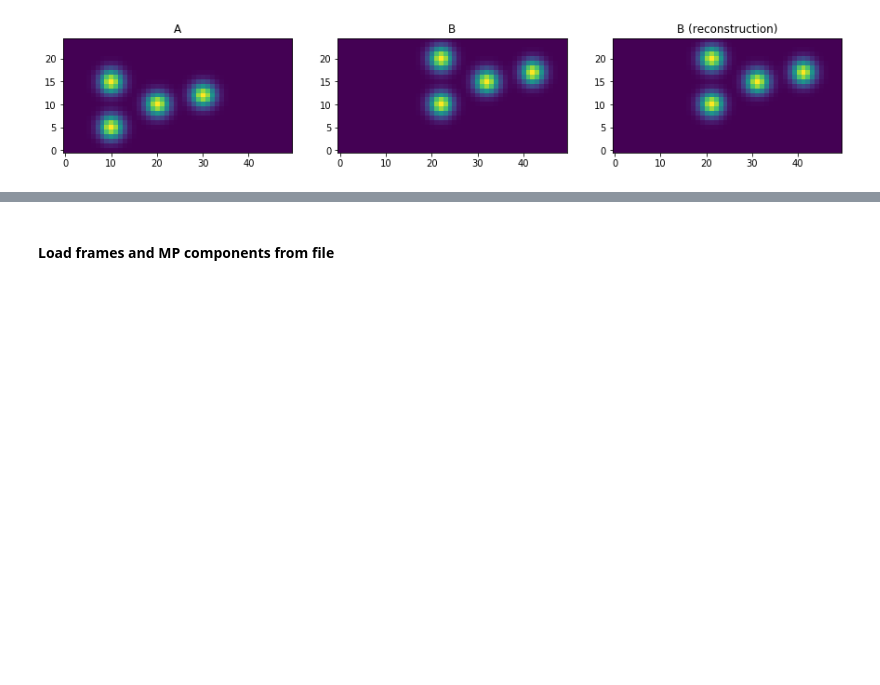
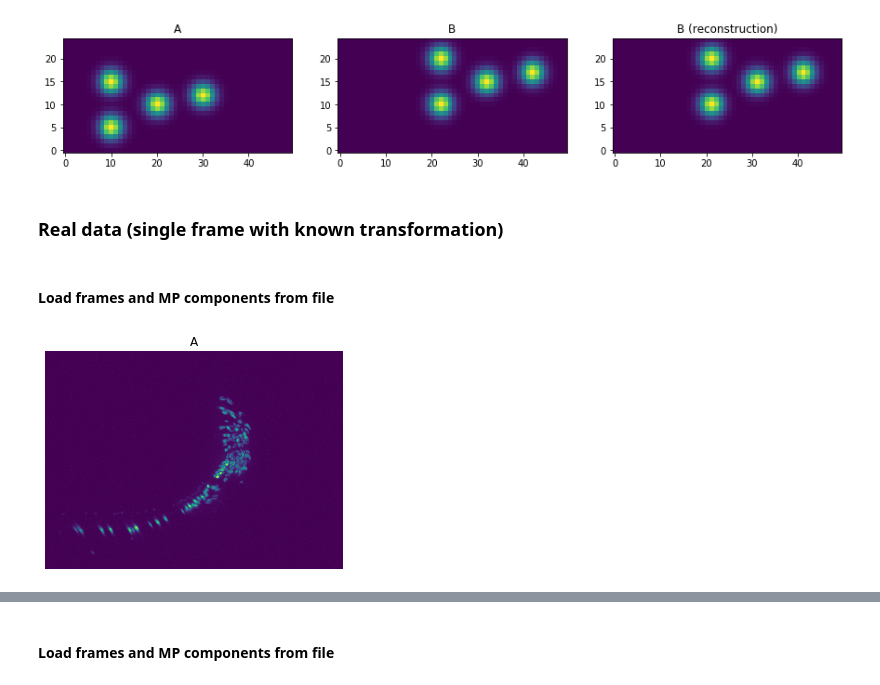
Before and after one commit to evarol/ot_tracking, a Jupyter notebook: python/notebooks/ot_regression_2.ipynb, the cells around one changed output, grey strips where cells are left out. Saved outputs shown, nothing was run; the diff lists cells and outputs as text; code cells hidden in the pictures; blank space fills up the shorter version.

```diff
--- a/python/notebooks/ot_regression_2.ipynb
+++ b/python/notebooks/ot_regression_2.ipynb
@@ -145,3 +145,29 @@ plot_maxproj(b_recon_img)
 plt.title('B (reconstruction)');
 # %% [output]
 [figure]
+# %% [markdown]
+### Real data (single frame with known transformation)
+# %% [markdown]
+#### Load frames and MP components from file
+# %%
+data_path = '/home/mn2822/Desktop/WormOT/data/zimmer/sample/frame_mp_0500_0502.h5'
+n_iter = 50
+
+with h5py.File(data_path) as f:
+
+    # Load global MP parameters
+    max_iter = f['n_iter'][...]
+    cov = f['cov'][...]
+
+    # Load frame and MPs
+    a_full_img = f['frame_1/img'][...]
+    pts_a = f['frame_1/pts'][0:n_iter, :]
+    wts_a = f['frame_1/wts'][0:n_iter].flatten()
+
+img_shape = a_full_img.shape
+
+plot_maxproj(a_full_img)
+plt.title('A')
+plt.axis('off');
+# %% [output]
+[figure, added]
```
Also changed, not shown: parts of 15 cells of this notebook, 1 other file.
